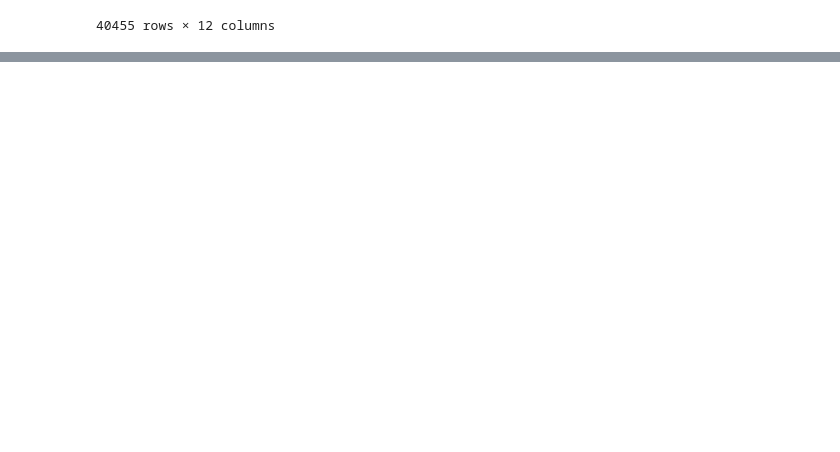
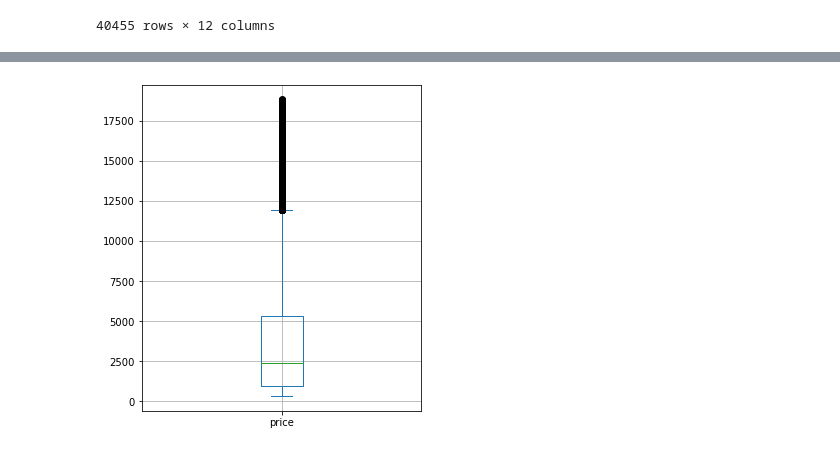
Before and after one commit to elvestevez/challenges, a Jupyter notebook: diamonds/diamonds_analysis.ipynb, the cells around one changed output, grey strips where cells are left out. Saved outputs shown, nothing was run; the diff lists cells and outputs as text; code cells hidden in the pictures; blank space fills up the shorter version.

```diff
--- a/diamonds/diamonds_analysis.ipynb
+++ b/diamonds/diamonds_analysis.ipynb
@@ -105,0 +167,7 @@ diamonds.describe()
+# %%
+# summary statistics price
+ax = diamonds['price'].plot.box(figsize=(5, 6))
+plt.grid()
+plt.show()
+# %% [output]
+[figure, added]
```
Also changed, not shown: parts of 38 cells of this notebook.
